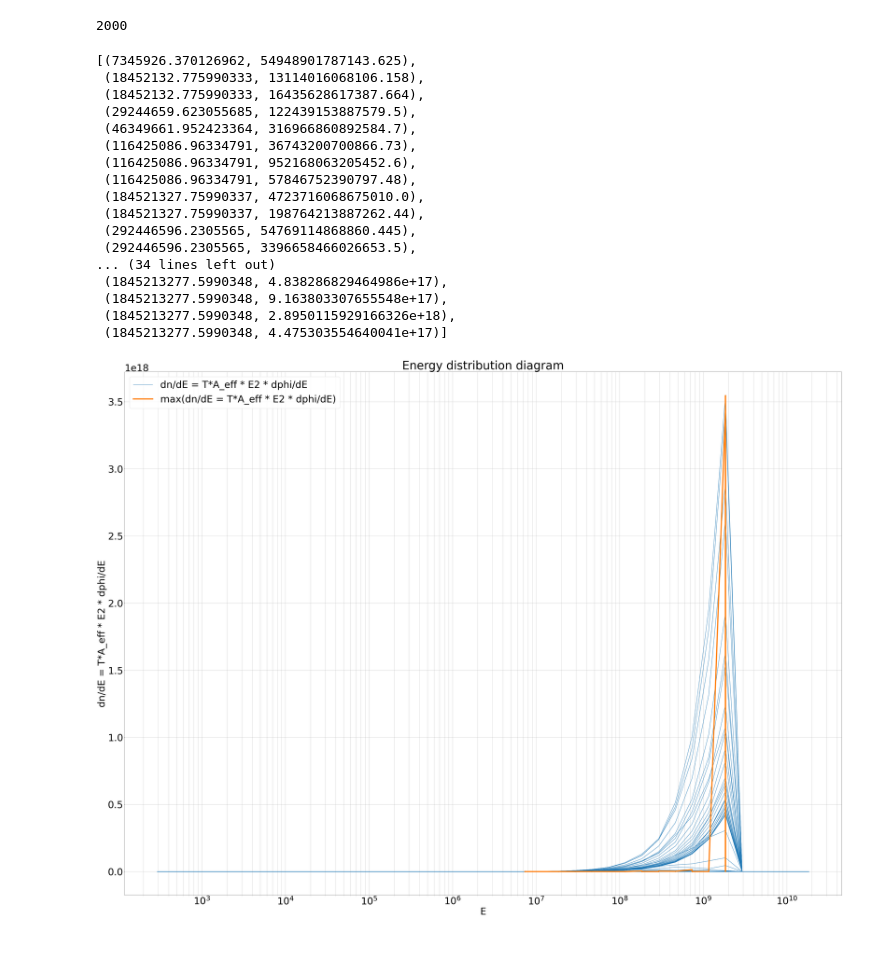
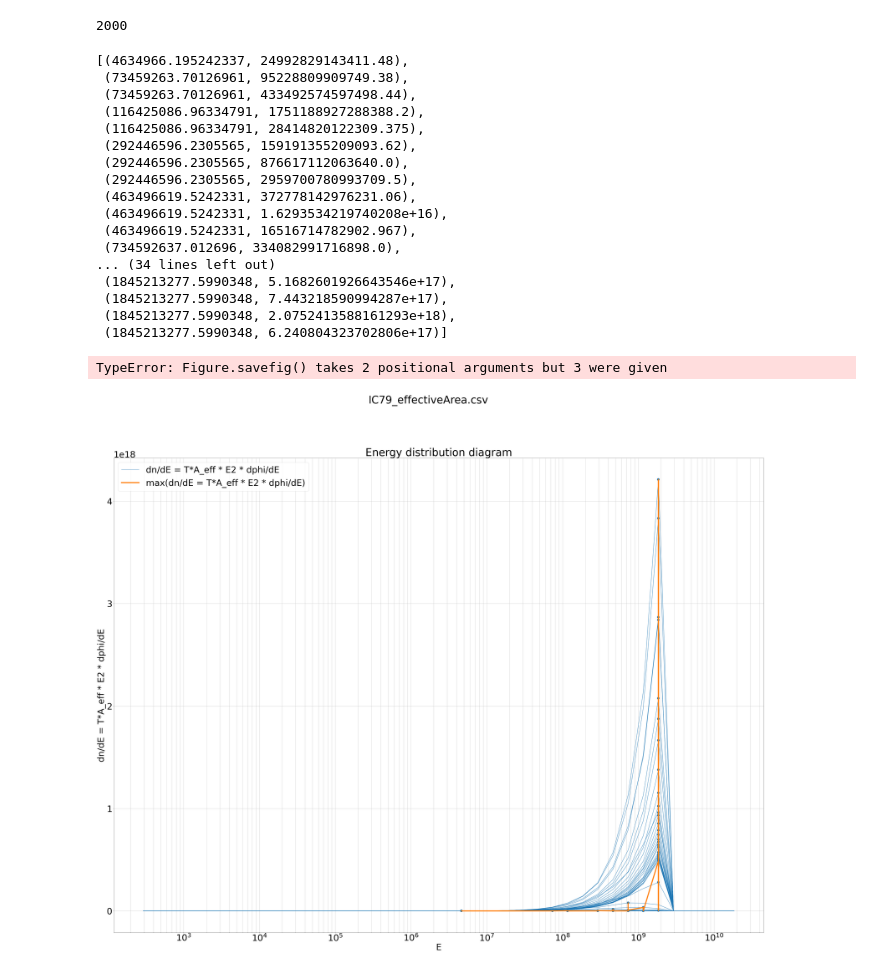
Before and after one commit to DarkWake9/Project-IceCube-Legacy, a Jupyter notebook: 1b4.ipynb, the cells around one changed output. Drawn from its saved outputs; the diff is of its cells as text; code cells hidden in the pictures.

```diff
--- a/1b4.ipynb
+++ b/1b4.ipynb
@@ -32,7 +32,8 @@ uptime = pd.DataFrame(content, columns = column)
 upt_ms = [float(86400000)*(float(uptime['MJD_stop[days]'][i]) - float(uptime['MJD_start[days]'][i])) for i in range(0,len(uptime['MJD_stop[days]']))]
 len(upt_ms)
 # %%
-with open("icecube_10year_ps/irfs/IC59_effectiveArea.csv", 'r') as f2:
+filenamewithpath="icecube_10year_ps/irfs/IC79_effectiveArea.csv"
+with open(filenamewithpath, 'r') as f2:
     lines = f2.readlines()
     f2.close()
 
@@ -109,37 +110,37 @@ x = [a[i][0] for i in range(0, len(a))]
 y = [a[i][1] for i in range(0, len(a))]
 a
 # %% [output]
-[(7345926.370126962, 54948901787143.625),
- (18452132.775990333, 13114016068106.158),
- (18452132.775990333, 16435628617387.664),
- (29244659.623055685, 122439153887579.5),
- (46349661.952423364, 316966860892584.7),
- (116425086.96334791, 36743200700866.73),
- (116425086.96334791, 952168063205452.6),
- (116425086.96334791, 57846752390797.48),
- (184521327.75990337, 4723716068675010.0),
- (184521327.75990337, 198764213887262.44),
- (292446596.2305565, 54769114868860.445),
- (292446596.2305565, 3396658466026653.5),
+[(4634966.195242337, 24992829143411.48),
+ (73459263.70126961, 95228809909749.38),
+ (73459263.70126961, 433492574597498.44),
+ (116425086.96334791, 1751188927288388.2),
+ (116425086.96334791, 28414820122309.375),
+ (292446596.2305565, 159191355209093.62),
+ (292446596.2305565, 876617112063640.0),
+ (292446596.2305565, 2959700780993709.5),
+ (463496619.5242331, 372778142976231.06),
+ (463496619.5242331, 1.6293534219740208e+16),
+ (463496619.5242331, 16516714782902.967),
+ (734592637.012696, 334082991716898.0),
 ... (34 lines left out)
- (1845213277.5990348, 4.838286829464986e+17),
- (1845213277.5990348, 9.163803307655548e+17),
- (1845213277.5990348, 2.8950115929166326e+18),
- (1845213277.5990348, 4.475303554640041e+17)]
+ (1845213277.5990348, 5.1682601926643546e+17),
+ (1845213277.5990348, 7.443218590994287e+17),
+ (1845213277.5990348, 2.0752413588161293e+18),
+ (1845213277.5990348, 6.240804323702806e+17)]
 # %%
 plt.figure(figsize=(64,48))
 plt.rcParams.update({'font.size': 48})
 plt.xlabel("E")
 plt.xscale('log')
 plt.ylabel("dn/dE = T*A_eff * E2 * dphi/dE")
 plt.title("Energy distribution diagram")
 plt.plot(e,yax, label='dn/dE = T*A_eff * E2 * dphi/dE')
-plt.scatter(x,y, marker='P', )
+plt.scatter(x,y, marker='P', lw = 8 )
 plt.plot(x,y, lw = 6,label = 'max(dn/dE = T*A_eff * E2 * dphi/dE)')
-#plt.suptitle(filenamewithpath.replace('icecube_10year_ps/irfs/',''))
+plt.suptitle(filenamewithpath.replace('icecube_10year_ps/irfs/',''))
 plt.grid(True, which='both')
 plt.legend(loc = 'best')
-plt.show()
-#plt.savefig('test.jpg')
+plt.savefig(filenamewithpath.replace('icecube_10year_ps/irfs/','').replace('.csv','j.png'))
 # %% [output]
+TypeError: Figure.savefig() takes 2 positional arguments but 3 were given
-[figure, old version]
+[figure, new version]
```
Also changed, not shown: 13 other files.
